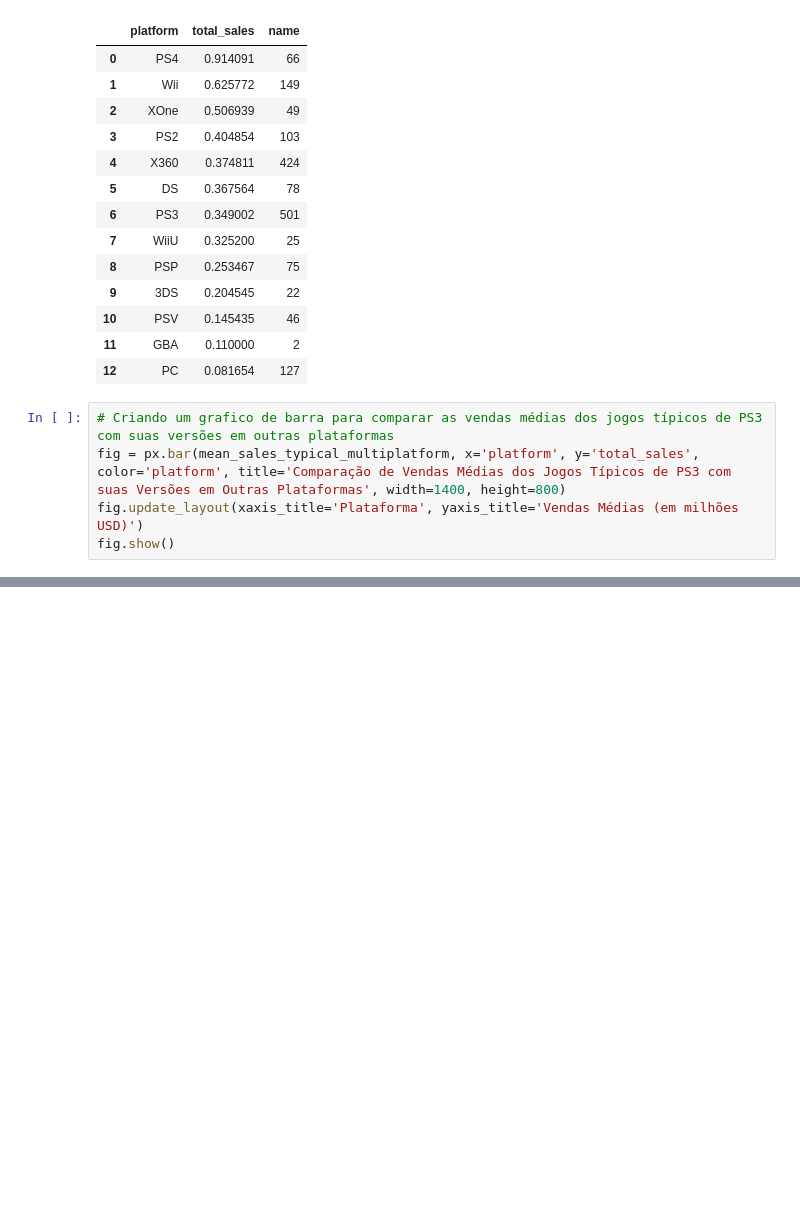
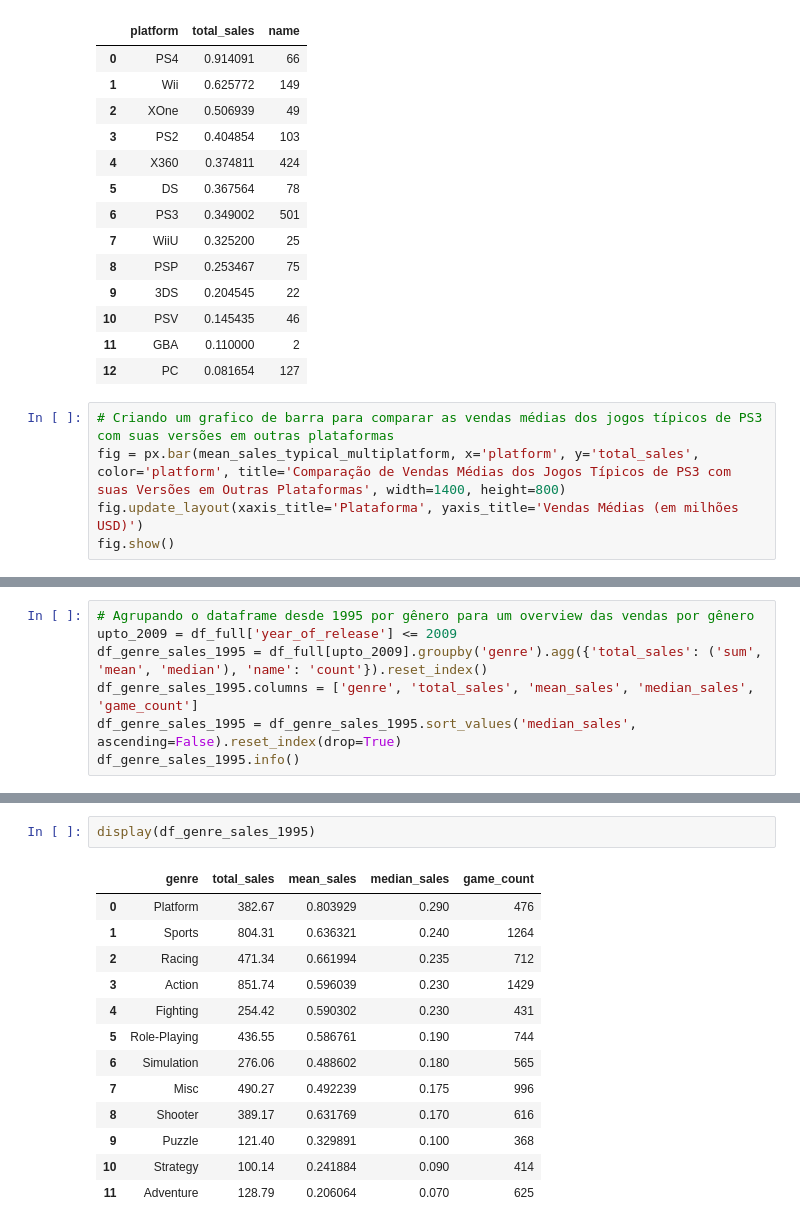
Before and after one commit to peperrone/mbads-sprint7-games, a Jupyter notebook: notebook.ipynb, the cells around one changed output, grey strips where cells are left out. Saved outputs shown, nothing was run; the diff lists cells and outputs as text; blank space fills up the shorter version.

```diff
--- a/notebook.ipynb
+++ b/notebook.ipynb
@@ -1376,0 +1380,7 @@ SyntaxError: invalid syntax (1637847438.py, line 3)
+# %%
+# Agrupando o dataframe desde 1995 por gênero para um overview das vendas por gênero
+upto_2009 = df_full['year_of_release'] <= 2009
+df_genre_sales_1995 = df_full[upto_2009].groupby('genre').agg({'total_sales': ('sum', 'mean', 'median'), 'name': 'count'}).reset_index()
+df_genre_sales_1995.columns = ['genre', 'total_sales', 'mean_sales', 'median_sales', 'game_count']
+df_genre_sales_1995 = df_genre_sales_1995.sort_values('median_sales', ascending=False).reset_index(drop=True)
+df_genre_sales_1995.info()
@@ -1376,0 +1400,16 @@ SyntaxError: invalid syntax (1637847438.py, line 3)
+# %%
+display(df_genre_sales_1995)
+# %% [output]
+|  | genre | total_sales | mean_sales | median_sales | game_count |
+| 0 | Platform | 382.67 | 0.803929 | 0.290 | 476 |
+| 1 | Sports | 804.31 | 0.636321 | 0.240 | 1264 |
+| 2 | Racing | 471.34 | 0.661994 | 0.235 | 712 |
+| 3 | Action | 851.74 | 0.596039 | 0.230 | 1429 |
+| 4 | Fighting | 254.42 | 0.590302 | 0.230 | 431 |
+| 5 | Role-Playing | 436.55 | 0.586761 | 0.190 | 744 |
+| 6 | Simulation | 276.06 | 0.488602 | 0.180 | 565 |
+| 7 | Misc | 490.27 | 0.492239 | 0.175 | 996 |
+| 8 | Shooter | 389.17 | 0.631769 | 0.170 | 616 |
+| 9 | Puzzle | 121.40 | 0.329891 | 0.100 | 368 |
+| 10 | Strategy | 100.14 | 0.241884 | 0.090 | 414 |
+| 11 | Adventure | 128.79 | 0.206064 | 0.070 | 625 |
```
Also changed, not shown: parts of 42 cells of this notebook.
